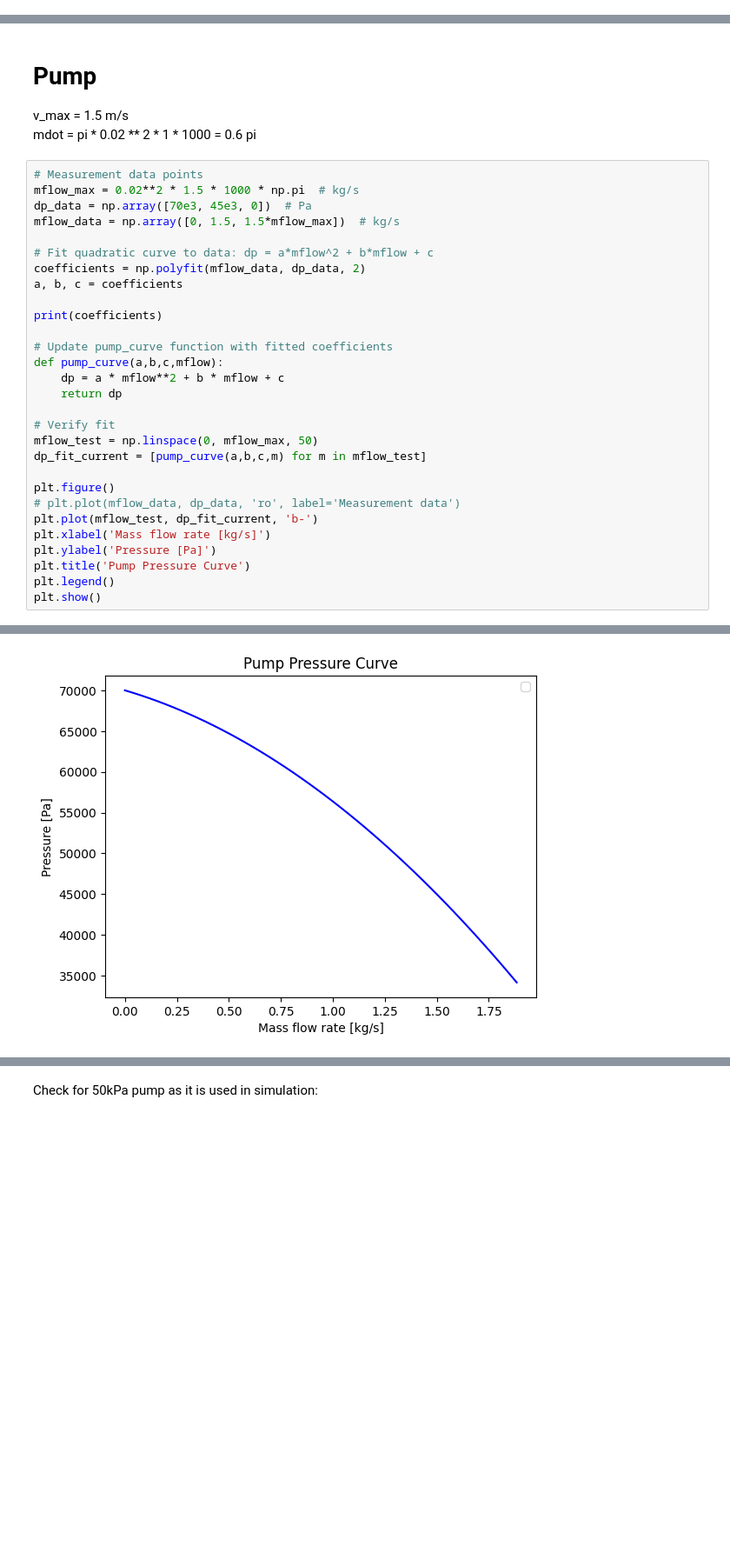
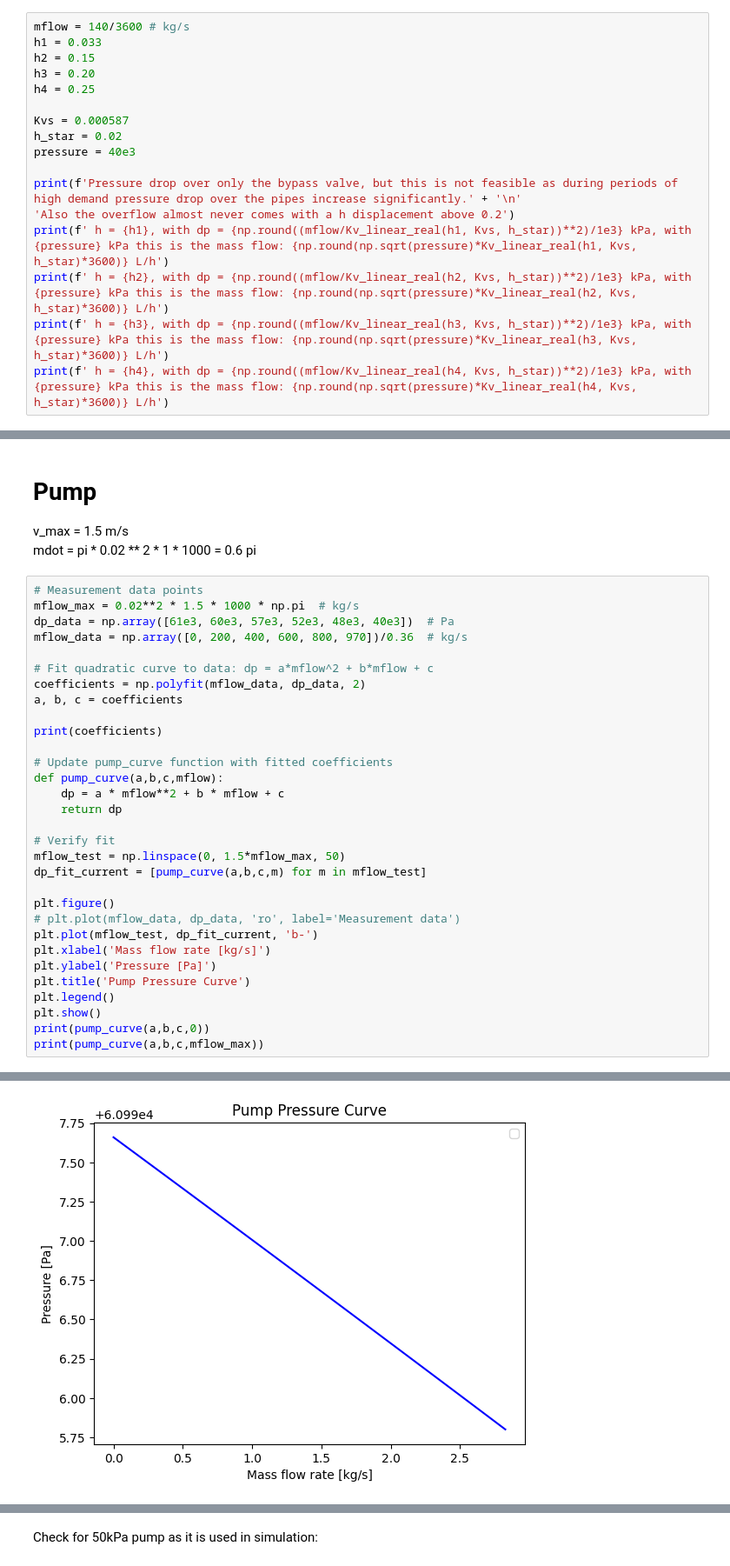
Before and after one commit to Pietervb2/thesis, a Jupyter notebook: obtain_realistic parameters.ipynb, the cells around one changed output, grey strips where cells are left out. Shown at 87% size. Drawn from its saved outputs; the diff is of its cells as text; blank space fills up the shorter version.

```diff
--- a/obtain_realistic parameters.ipynb
+++ b/obtain_realistic parameters.ipynb
@@ -451,0 +460,17 @@ plt.ylabel('Mass flow (kg/s)')
+# %%
+mflow = 140/3600 # kg/s
+h1 = 0.033
+h2 = 0.15
+h3 = 0.20
+h4 = 0.25
+
+Kvs = 0.000587
+h_star = 0.02
+pressure = 40e3
+
+print(f'Pressure drop over only the bypass valve, but this is not feasible as during periods of high demand pressure drop over the pipes increase significantly.' + '\n'
+'Also the overflow almost never comes with a h displacement above 0.2')
+print(f' h = {h1}, with dp = {np.round((mflow/Kv_linear_real(h1, Kvs, h_star))**2)/1e3} kPa, with {pressure} kPa this is the mass flow: {np.round(np.sqrt(pressure)*Kv_linear_real(h1, Kvs, h_star)*3600)} L/h')
+print(f' h = {h2}, with dp = {np.round((mflow/Kv_linear_real(h2, Kvs, h_star))**2)/1e3} kPa, with {pressure} kPa this is the mass flow: {np.round(np.sqrt(pressure)*Kv_linear_real(h2, Kvs, h_star)*3600)} L/h')
+print(f' h = {h3}, with dp = {np.round((mflow/Kv_linear_real(h3, Kvs, h_star))**2)/1e3} kPa, with {pressure} kPa this is the mass flow: {np.round(np.sqrt(pressure)*Kv_linear_real(h3, Kvs, h_star)*3600)} L/h')
+print(f' h = {h4}, with dp = {np.round((mflow/Kv_linear_real(h4, Kvs, h_star))**2)/1e3} kPa, with {pressure} kPa this is the mass flow: {np.round(np.sqrt(pressure)*Kv_linear_real(h4, Kvs, h_star)*3600)} L/h')
@@ -457,8 +489,8 @@ mdot = pi * 0.02 ** 2 * 1 * 1000 = 0.6 pi
 # %%
 # Measurement data points
 mflow_max = 0.02**2 * 1.5 * 1000 * np.pi  # kg/s
-dp_data = np.array([70e3, 45e3, 0])  # Pa
-mflow_data = np.array([0, 1.5, 1.5*mflow_max])  # kg/s
+dp_data = np.array([61e3, 60e3, 57e3, 52e3, 48e3, 40e3])  # Pa
+mflow_data = np.array([0, 200, 400, 600, 800, 970])/0.36  # kg/s
 
 # Fit quadratic curve to data: dp = a*mflow^2 + b*mflow + c
 coefficients = np.polyfit(mflow_data, dp_data, 2)
@@ -472,7 +504,7 @@ def pump_curve(a,b,c,mflow):
     return dp
 
 # Verify fit
-mflow_test = np.linspace(0, mflow_max, 50)
+mflow_test = np.linspace(0, 1.5*mflow_max, 50)
 dp_fit_current = [pump_curve(a,b,c,m) for m in mflow_test]
 
 plt.figure()
@@ -483,5 +515,7 @@ plt.ylabel('Pressure [Pa]')
 plt.title('Pump Pressure Curve')
 plt.legend()
 plt.show()
+print(pump_curve(a,b,c,0))
+print(pump_curve(a,b,c,mflow_max))
 # %% [output]
 No artists with labels found to put in legend.  Note that artists whose label start with an underscore are ignored when legend() is called with no argument.
@@ -489 +523 @@ No artists with labels found to put in legend.  Note that artists whose label st
-[figure, old version]
+[figure, new version]
```
Also changed, not shown: parts of 12 cells of this notebook, 10 other files.
